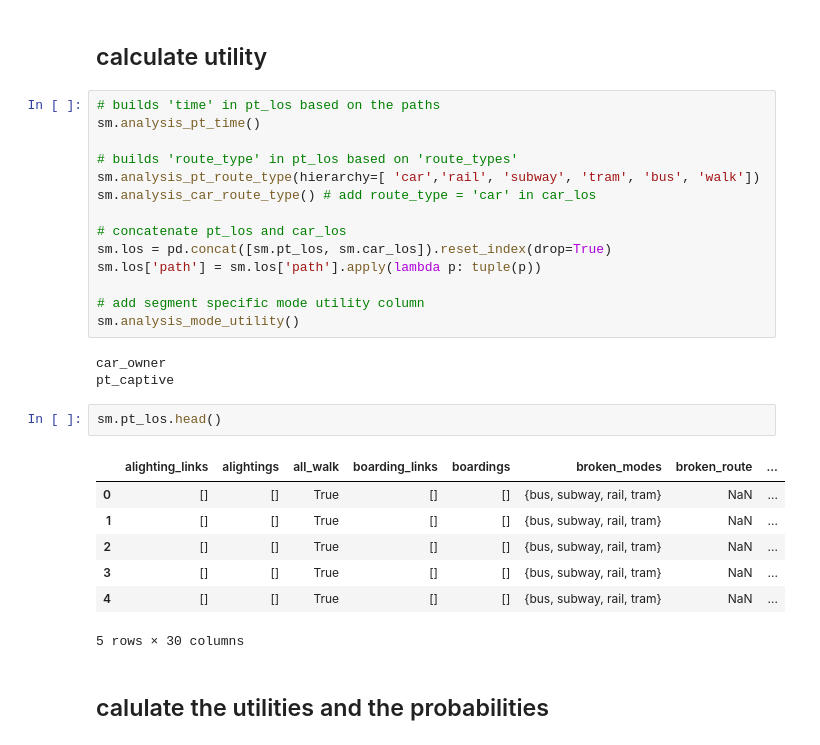
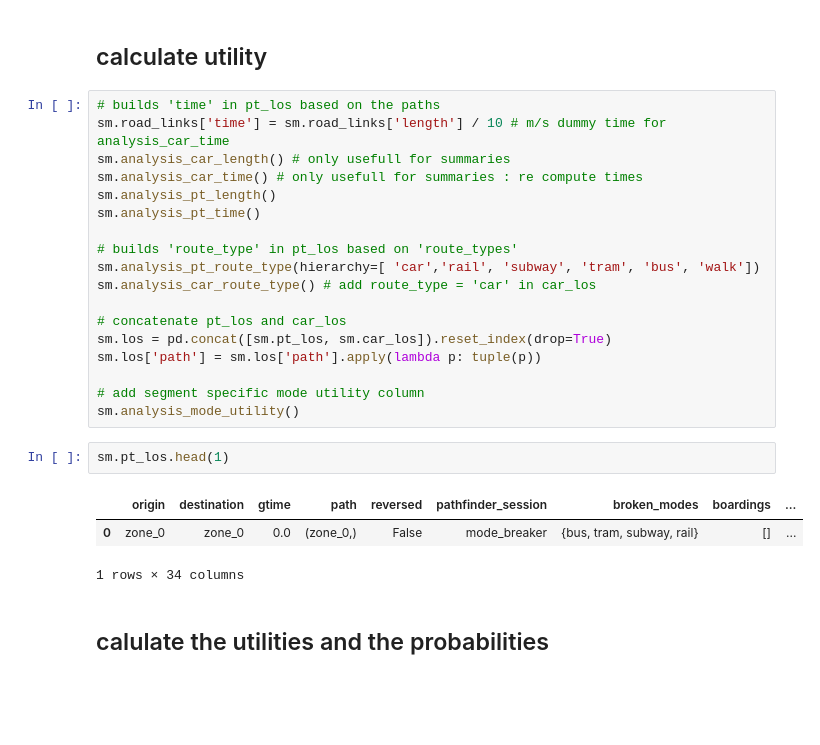
Before and after one commit to systragroup/quetzal_paris, a Jupyter notebook: notebooks/transport/B40_logit.ipynb, the cells around one changed output. Cells and saved outputs as stored; diff of their text form; blank space fills up the shorter version.

```diff
--- a/notebooks/transport/B40_logit.ipynb
+++ b/notebooks/transport/B40_logit.ipynb
@@ -98,6 +100,10 @@ sm.car_los['price'] = 0
 ## calculate utility
 # %%
 # builds 'time' in pt_los based on the paths
+sm.road_links['time'] = sm.road_links['length'] / 10 # m/s dummy time for analysis_car_time
+sm.analysis_car_length() # only usefull for summaries
+sm.analysis_car_time() # only usefull for summaries : re compute times
+sm.analysis_pt_length()
 sm.analysis_pt_time()
 
 # builds 'route_type' in pt_los based on 'route_types'
@@ -110,19 +116,12 @@ sm.los['path'] = sm.los['path'].apply(lambda p: tuple(p))
 
 # add segment specific mode utility column
 sm.analysis_mode_utility()
-# %% [output]
-car_owner
-pt_captive
 # %%
-sm.pt_los.head()
+sm.pt_los.head(1)
 # %% [output]
-|  | alighting_links | alightings | all_walk | boarding_links | boardings | broken_modes | broken_route | ... |
-| 0 | [] | [] | True | [] | [] | {bus, subway, rail, tram} | NaN | ... |
-| 1 | [] | [] | True | [] | [] | {bus, subway, rail, tram} | NaN | ... |
-| 2 | [] | [] | True | [] | [] | {bus, subway, rail, tram} | NaN | ... |
-| 3 | [] | [] | True | [] | [] | {bus, subway, rail, tram} | NaN | ... |
-| 4 | [] | [] | True | [] | [] | {bus, subway, rail, tram} | NaN | ... |
+|  | origin | destination | gtime | path | reversed | pathfinder_session | broken_modes | boardings | ... |
+| 0 | zone_0 | zone_0 | 0.0 | (zone_0,) | False | mode_breaker | {bus, tram, subway, rail} | [] | ... |
-5 rows × 30 columns
+1 rows × 34 columns
 # %% [markdown]
 ## calulate the utilities and the probabilities
 # %%
```
Also changed, not shown: parts of 19 cells of this notebook, 36 other files.
